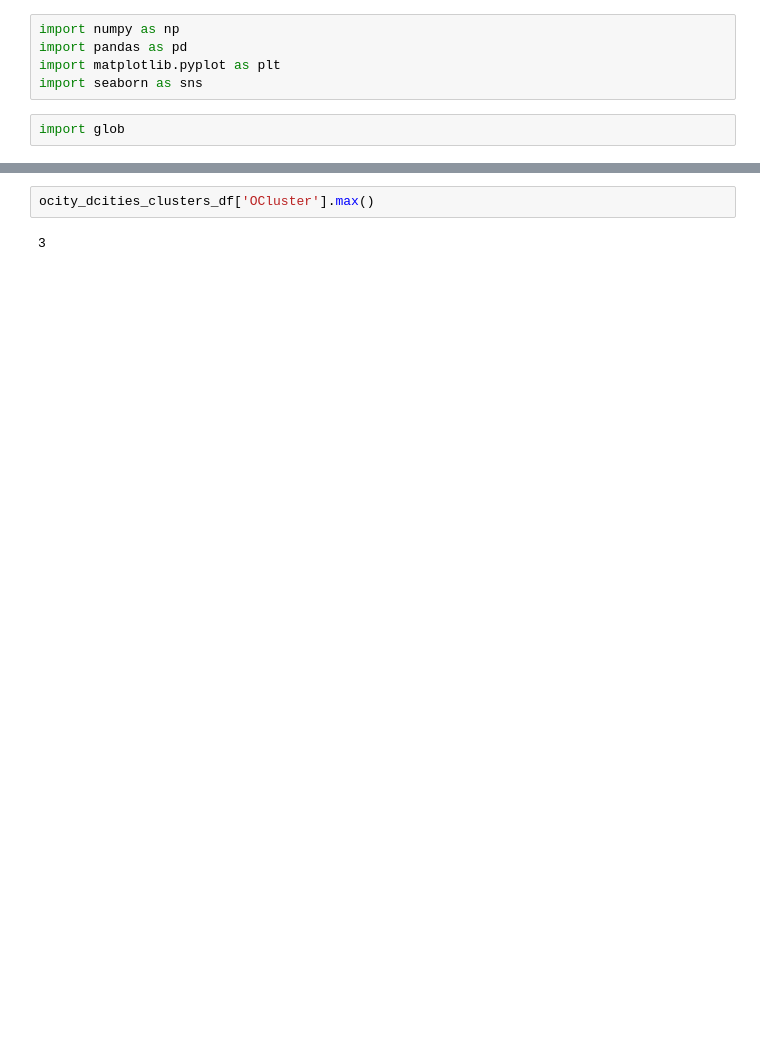
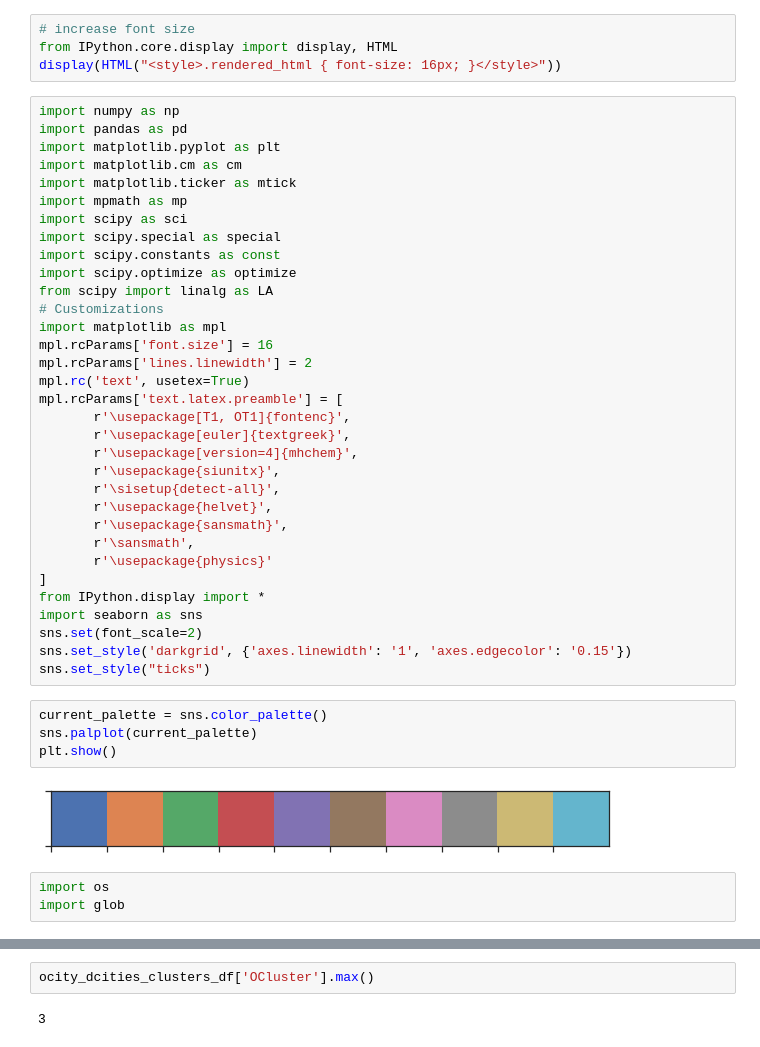
Before and after one commit to caos21/Coursera_Capstone, a Jupyter notebook: capstone-project-results.ipynb, the cells around one changed output, grey strips where cells are left out. Cells and saved outputs as stored; diff of their text form; blank space fills up the shorter version.

```diff
--- a/capstone-project-results.ipynb
+++ b/capstone-project-results.ipynb
@@ -1,9 +1,48 @@
-# %%
-import numpy as np
-import pandas as pd
-import matplotlib.pyplot as plt
-import seaborn as sns
+# %%
+# increase font size
+from IPython.core.display import display, HTML
+display(HTML("<style>.rendered_html { font-size: 16px; }</style>"))
+# %%
+import numpy as np
+import pandas as pd
+import matplotlib.pyplot as plt
+import matplotlib.cm as cm
+import matplotlib.ticker as mtick
+import mpmath as mp
+import scipy as sci
+import scipy.special as special
+import scipy.constants as const
+import scipy.optimize as optimize
+from scipy import linalg as LA
+# Customizations
+import matplotlib as mpl
+mpl.rcParams['font.size'] = 16
+mpl.rcParams['lines.linewidth'] = 2
+mpl.rc('text', usetex=True)
+mpl.rcParams['text.latex.preamble'] = [
+       r'\usepackage[T1, OT1]{fontenc}',
+       r'\usepackage[euler]{textgreek}',
+       r'\usepackage[version=4]{mhchem}',
+       r'\usepackage{siunitx}',
+       r'\sisetup{detect-all}',
+       r'\usepackage{helvet}',
+       r'\usepackage{sansmath}',
+       r'\sansmath',
+       r'\usepackage{physics}'
+]
+from IPython.display import *
+import seaborn as sns
+sns.set(font_scale=2)
+sns.set_style('darkgrid', {'axes.linewidth': '1', 'axes.edgecolor': '0.15'})
+sns.set_style("ticks")
+# %%
+current_palette = sns.color_palette()
+sns.palplot(current_palette)
+plt.show()
+# %% [output]
+[figure, added]
 # %%
+import os
 import glob
 # %%
 # read all datafiles
```
Also changed, not shown: parts of 12 cells of this notebook, 16 other files.
